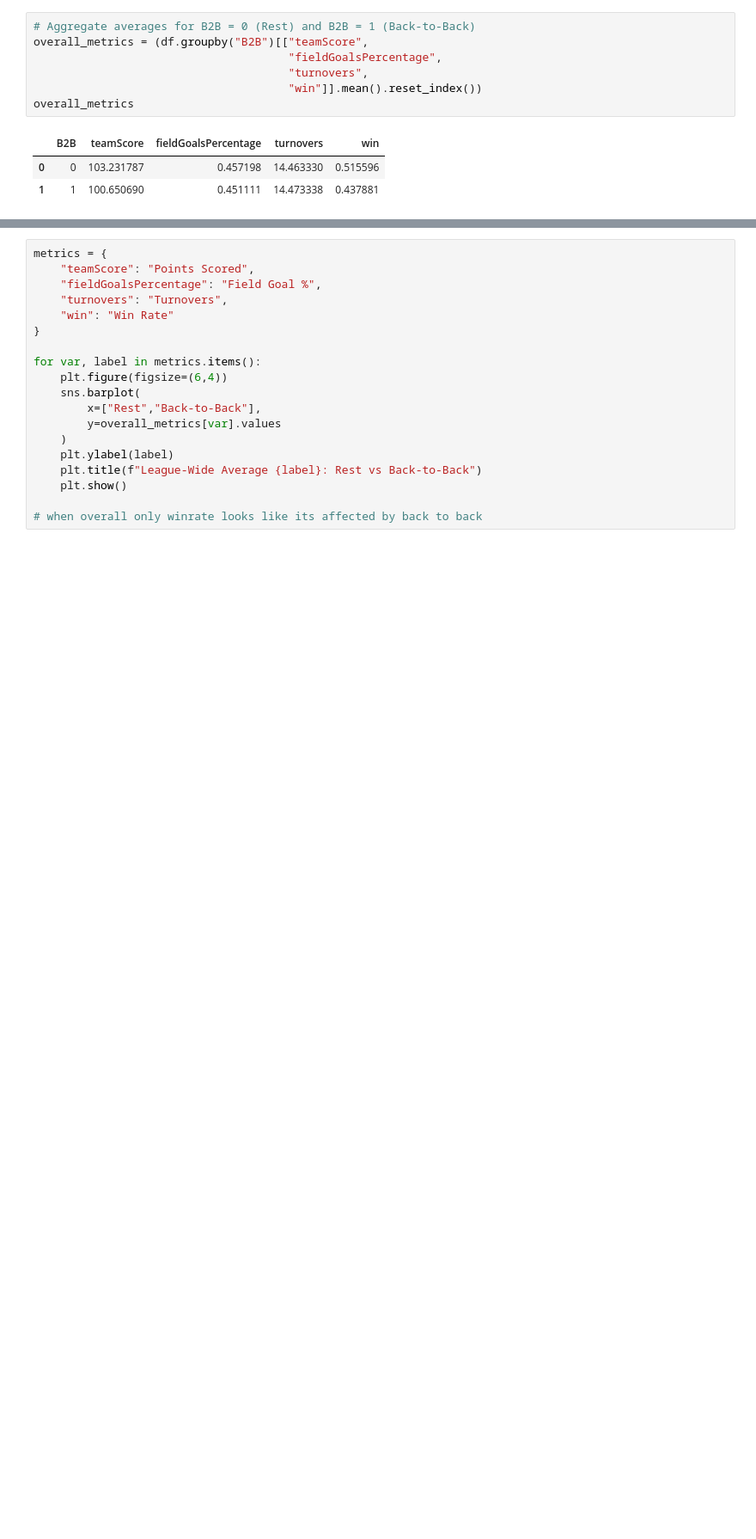
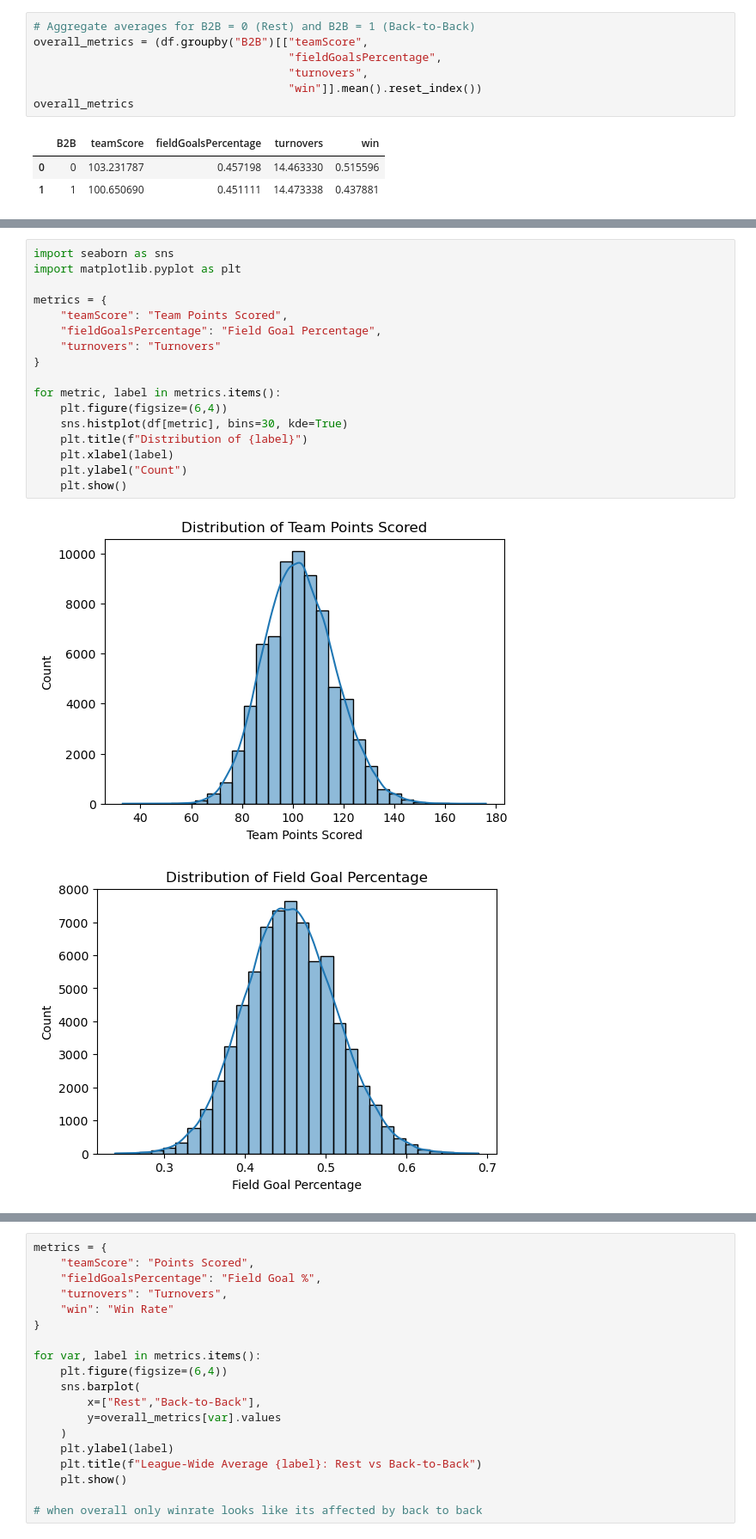
Before and after one commit to COGS108/Group052_WI26, a Jupyter notebook: 02-EDACheckpoint.ipynb, the cells around one changed output, grey strips where cells are left out. Shown at 86% size. Saved outputs shown, nothing was run; the diff lists cells and outputs as text; blank space fills up the shorter version.

```diff
--- a/02-EDACheckpoint.ipynb
+++ b/02-EDACheckpoint.ipynb
@@ -528,0 +529,20 @@ overall_metrics
+# %%
+import seaborn as sns
+import matplotlib.pyplot as plt
+
+metrics = {
+    "teamScore": "Team Points Scored",
+    "fieldGoalsPercentage": "Field Goal Percentage",
+    "turnovers": "Turnovers"
+}
+
+for metric, label in metrics.items():
+    plt.figure(figsize=(6,4))
+    sns.histplot(df[metric], bins=30, kde=True)
+    plt.title(f"Distribution of {label}")
+    plt.xlabel(label)
+    plt.ylabel("Count")
+    plt.show()
+# %% [output]
+[figure, added]
+[figure, added]
```
Also changed, not shown: parts of 17 cells of this notebook.
